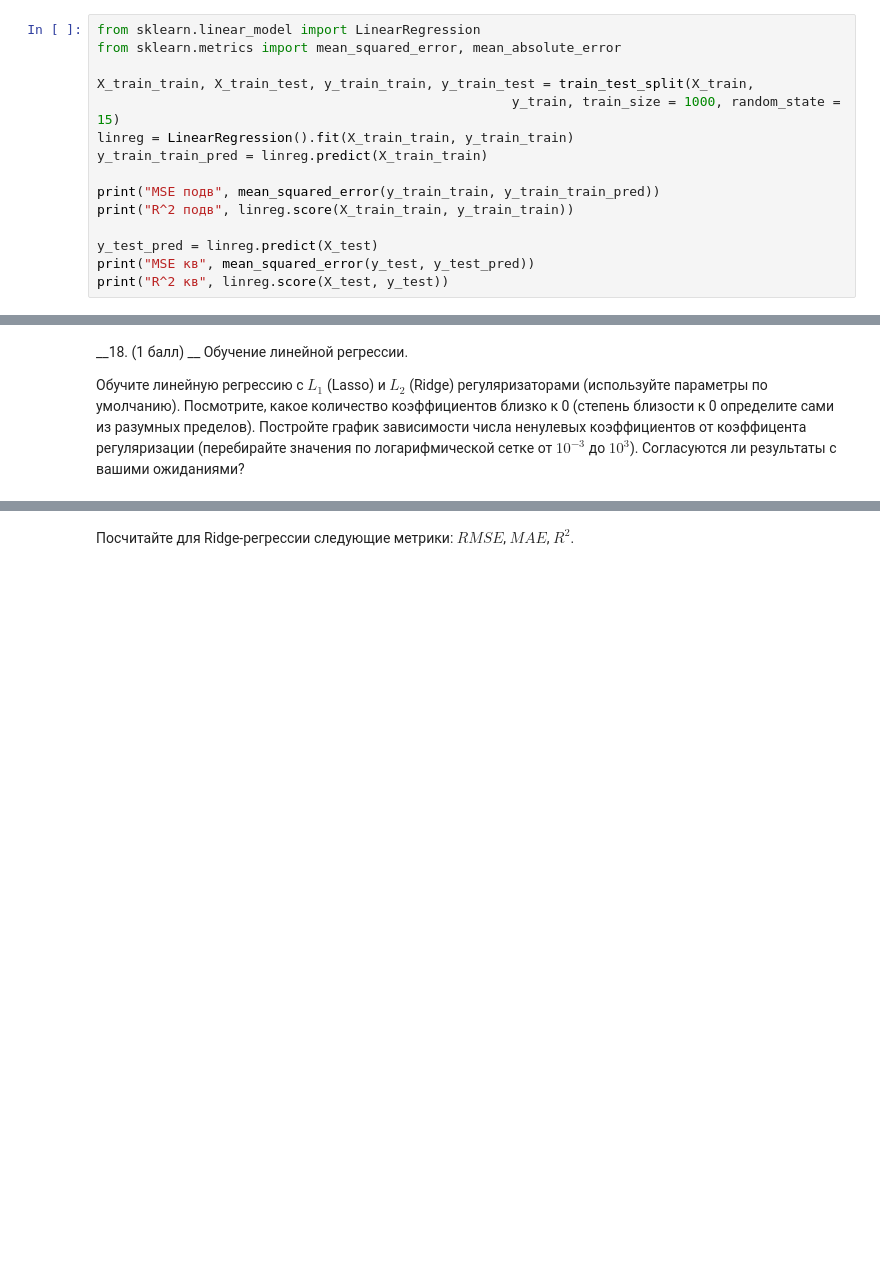
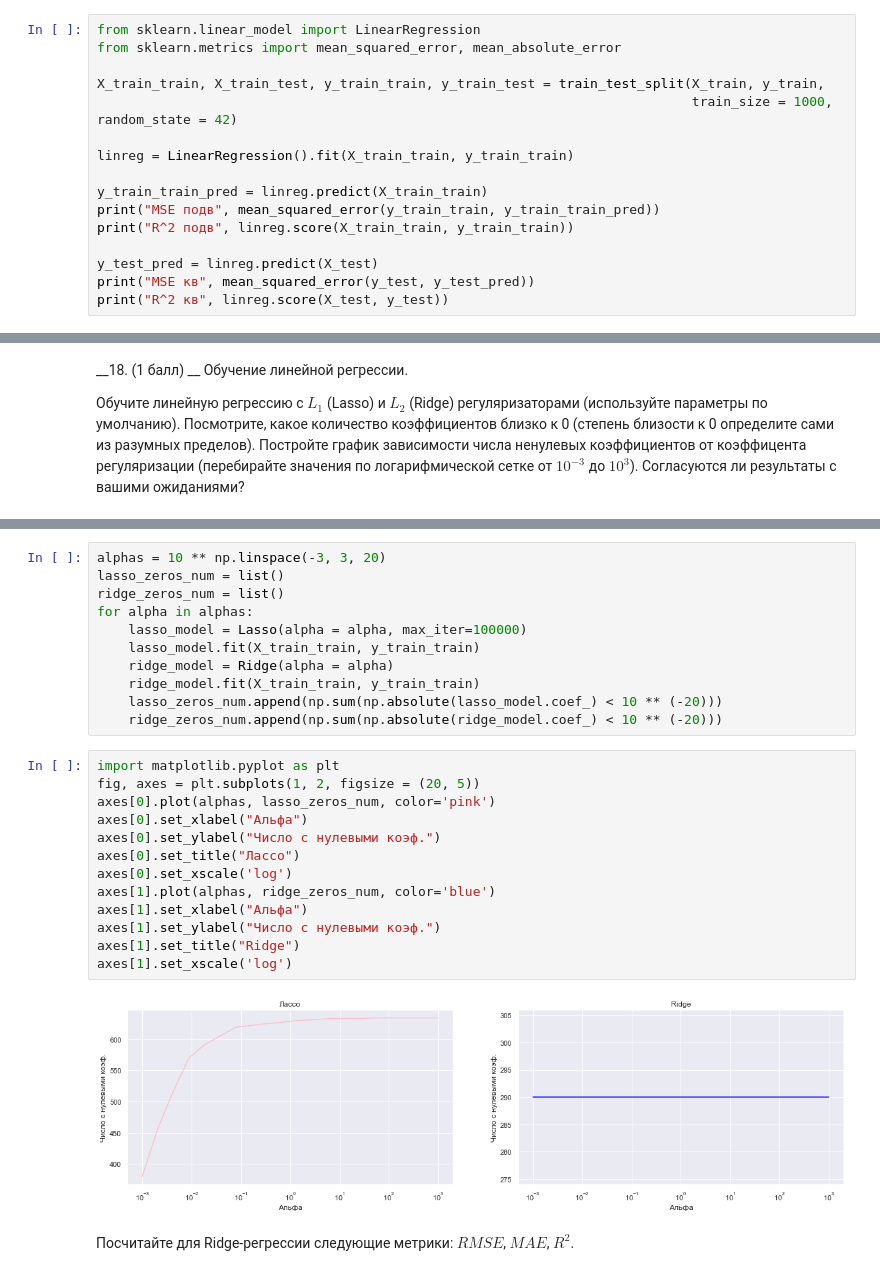
Before and after one commit to yvkolcheva/Machineglearning2023, a Jupyter notebook: homework02/homework-practice-02-linregr.ipynb, the cells around one changed output, grey strips where cells are left out. Saved outputs shown, nothing was run; the diff lists cells and outputs as text; blank space fills up the shorter version.

```diff
--- a/homework02/homework-practice-02-linregr.ipynb
+++ b/homework02/homework-practice-02-linregr.ipynb
@@ -565,11 +554,12 @@ $$MSE(X, y) = \frac{1}{l} \sum_{i=1}^l (<w, x_i> - y_i)^2 \to \min_{w},$$
 from sklearn.linear_model import LinearRegression
 from sklearn.metrics import mean_squared_error, mean_absolute_error
 
-X_train_train, X_train_test, y_train_train, y_train_test = train_test_split(X_train,
-                                                     y_train, train_size = 1000, random_state = 15)
+X_train_train, X_train_test, y_train_train, y_train_test = train_test_split(X_train, y_train,
+                                                                            train_size = 1000, random_state = 42)
+
 linreg = LinearRegression().fit(X_train_train, y_train_train)
+
 y_train_train_pred = linreg.predict(X_train_train)
-
 print("MSE подв", mean_squared_error(y_train_train, y_train_train_pred))
 print("R^2 подв", linreg.score(X_train_train, y_train_train))
 
@@ -610,2 +600,28 @@ Ridge: 4862
+# %%
+alphas = 10 ** np.linspace(-3, 3, 20)
+lasso_zeros_num = list()
+ridge_zeros_num = list()
+for alpha in alphas:
+    lasso_model = Lasso(alpha = alpha, max_iter=100000)
+    lasso_model.fit(X_train_train, y_train_train)
+    ridge_model = Ridge(alpha = alpha)
+    ridge_model.fit(X_train_train, y_train_train)
+    lasso_zeros_num.append(np.sum(np.absolute(lasso_model.coef_) < 10 ** (-20)))
+    ridge_zeros_num.append(np.sum(np.absolute(ridge_model.coef_) < 10 ** (-20)))
+# %%
+import matplotlib.pyplot as plt
+fig, axes = plt.subplots(1, 2, figsize = (20, 5))
+axes[0].plot(alphas, lasso_zeros_num, color='pink')
+axes[0].set_xlabel("Альфа")
+axes[0].set_ylabel("Число с нулевыми коэф.")
+axes[0].set_title("Лассо")
+axes[0].set_xscale('log')
+axes[1].plot(alphas, ridge_zeros_num, color='blue')
+axes[1].set_xlabel("Альфа")
+axes[1].set_ylabel("Число с нулевыми коэф.")
+axes[1].set_title("Ridge")
+axes[1].set_xscale('log')
+# %% [output]
+[figure, added]
 # %% [markdown]
 Посчитайте для Ridge-регрессии следующие метрики: $RMSE$, $MAE$, $R^2$.
```
Also changed, not shown: parts of 16 cells of this notebook.
